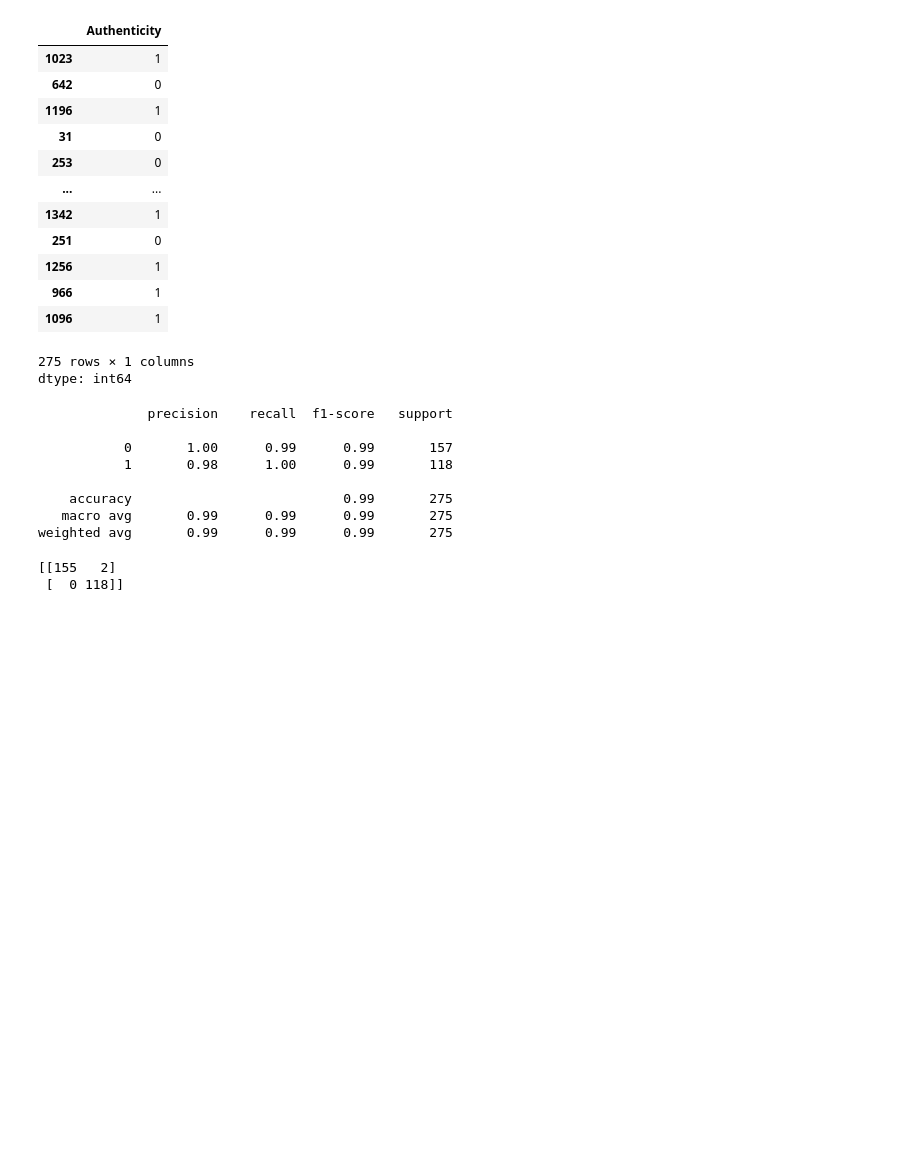
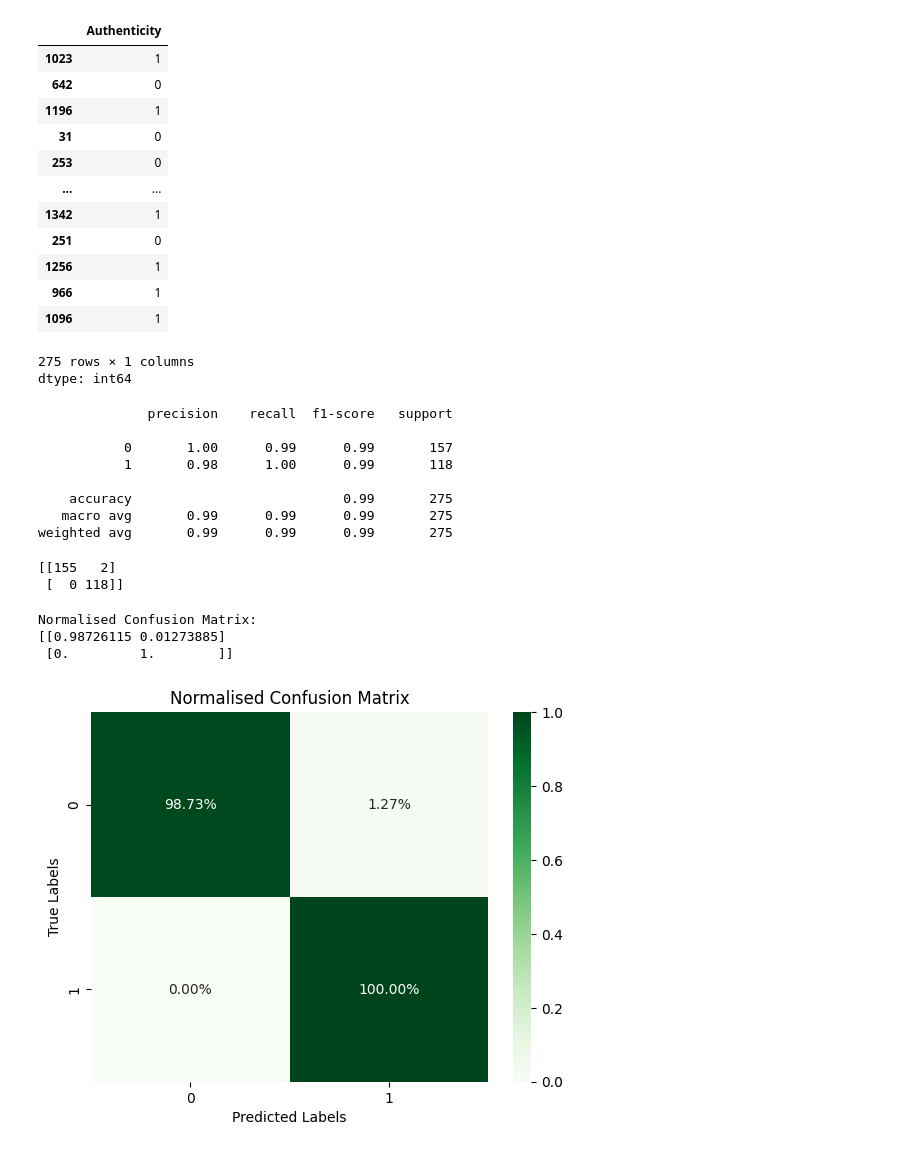
Before and after one commit to sbogde/scikit-regressions-and-confessions, a Jupyter notebook: week4_01_lr_bank.ipynb, the cells around one changed output. Cells and saved outputs as stored; diff of their text form; code cells hidden in the pictures; blank space fills up the shorter version.

```diff
--- a/week4_01_lr_bank.ipynb
+++ b/week4_01_lr_bank.ipynb
@@ -130,3 +131,20 @@ print(confusion_matrix(y_test, predictions))
 # %% [output]
 [[155   2]
  [  0 118]]
+# %%
+conf_matrix_norm = confusion_matrix(y_test, predictions, normalize='true')
+print("\nNormalised Confusion Matrix:")
+print(conf_matrix_norm)
+# %% [output]
+Normalised Confusion Matrix:
+[[0.98726115 0.01273885]
+ [0.         1.        ]]
+# %%
+# Visualise the normalised confusion matrix as a heatmap
+sb.heatmap(conf_matrix_norm, annot=True, fmt='.2%', cmap='Greens')
+plt.title("Normalised Confusion Matrix")
+plt.xlabel("Predicted Labels")
+plt.ylabel("True Labels")
+plt.show()
+# %% [output]
+[figure, added]
```
Also changed, not shown: parts of 1 cell of this notebook.
